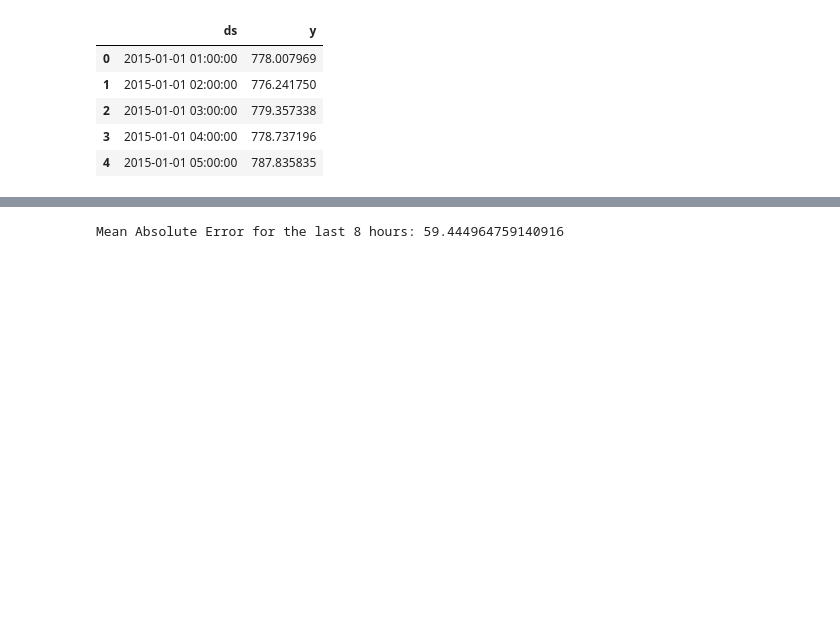
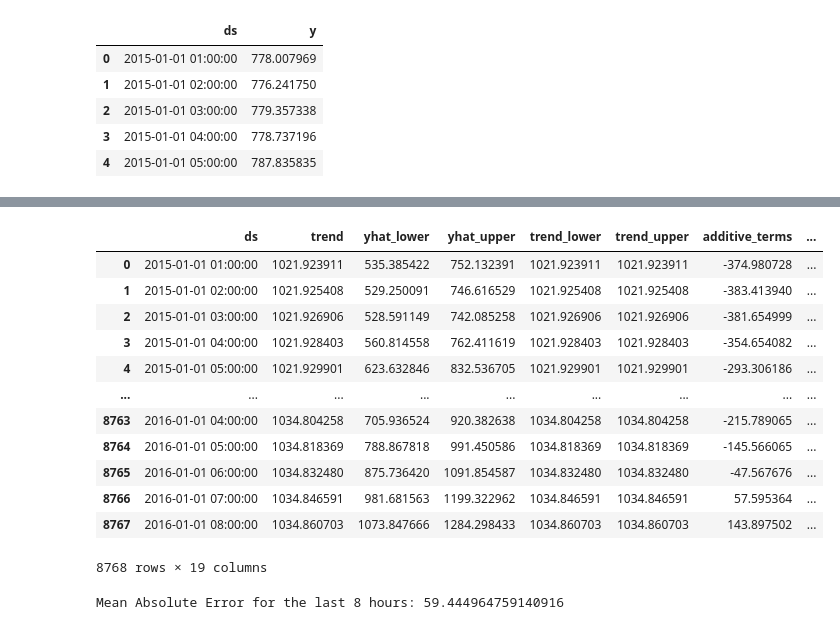
Before and after one commit to samiamjidkhan/energy-consumption-forecast, a Jupyter notebook: Energy_Consumption_Forecasting.ipynb, the cells around one changed output, grey strips where cells are left out. Drawn from its saved outputs; the diff is of its cells as text; code cells hidden in the pictures; blank space fills up the shorter version.

```diff
--- a/Energy_Consumption_Forecasting.ipynb
+++ b/Energy_Consumption_Forecasting.ipynb
@@ -30,6 +28,22 @@ model.fit(df)
 # Make future dataframe for prediction
 future = model.make_future_dataframe(periods=8, freq='h')
 forecast = model.predict(future)
+# %%
+forecast
+# %% [output]
+|  | ds | trend | yhat_lower | yhat_upper | trend_lower | trend_upper | additive_terms | ... |
+| 0 | 2015-01-01 01:00:00 | 1021.923911 | 535.385422 | 752.132391 | 1021.923911 | 1021.923911 | -374.980728 | ... |
+| 1 | 2015-01-01 02:00:00 | 1021.925408 | 529.250091 | 746.616529 | 1021.925408 | 1021.925408 | -383.413940 | ... |
+| 2 | 2015-01-01 03:00:00 | 1021.926906 | 528.591149 | 742.085258 | 1021.926906 | 1021.926906 | -381.654999 | ... |
+| 3 | 2015-01-01 04:00:00 | 1021.928403 | 560.814558 | 762.411619 | 1021.928403 | 1021.928403 | -354.654082 | ... |
+| 4 | 2015-01-01 05:00:00 | 1021.929901 | 623.632846 | 832.536705 | 1021.929901 | 1021.929901 | -293.306186 | ... |
+| ... | ... | ... | ... | ... | ... | ... | ... | ... |
+| 8763 | 2016-01-01 04:00:00 | 1034.804258 | 705.936524 | 920.382638 | 1034.804258 | 1034.804258 | -215.789065 | ... |
+| 8764 | 2016-01-01 05:00:00 | 1034.818369 | 788.867818 | 991.450586 | 1034.818369 | 1034.818369 | -145.566065 | ... |
+| 8765 | 2016-01-01 06:00:00 | 1034.832480 | 875.736420 | 1091.854587 | 1034.832480 | 1034.832480 | -47.567676 | ... |
+| 8766 | 2016-01-01 07:00:00 | 1034.846591 | 981.681563 | 1199.322962 | 1034.846591 | 1034.846591 | 57.595364 | ... |
+| 8767 | 2016-01-01 08:00:00 | 1034.860703 | 1073.847666 | 1284.298433 | 1034.860703 | 1034.860703 | 143.897502 | ... |
+8768 rows × 19 columns
 # %%
 # Calculate mean absolute error for the last 8 hours
 last_8_hours = df.iloc[-8:]
```
Also changed, not shown: parts of 3 cells of this notebook, 1 other file.
